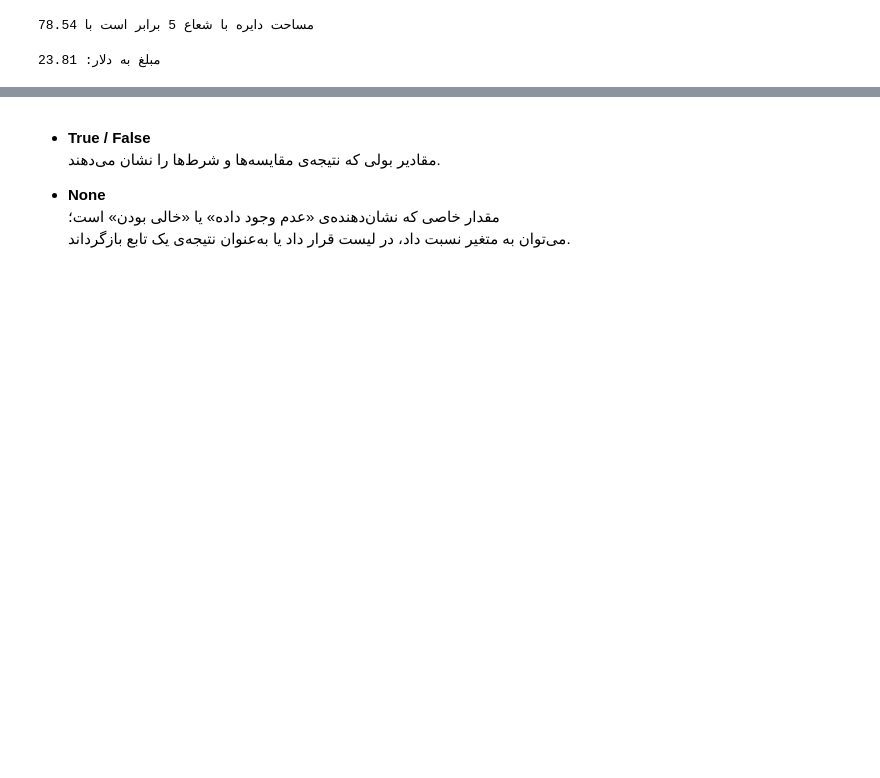
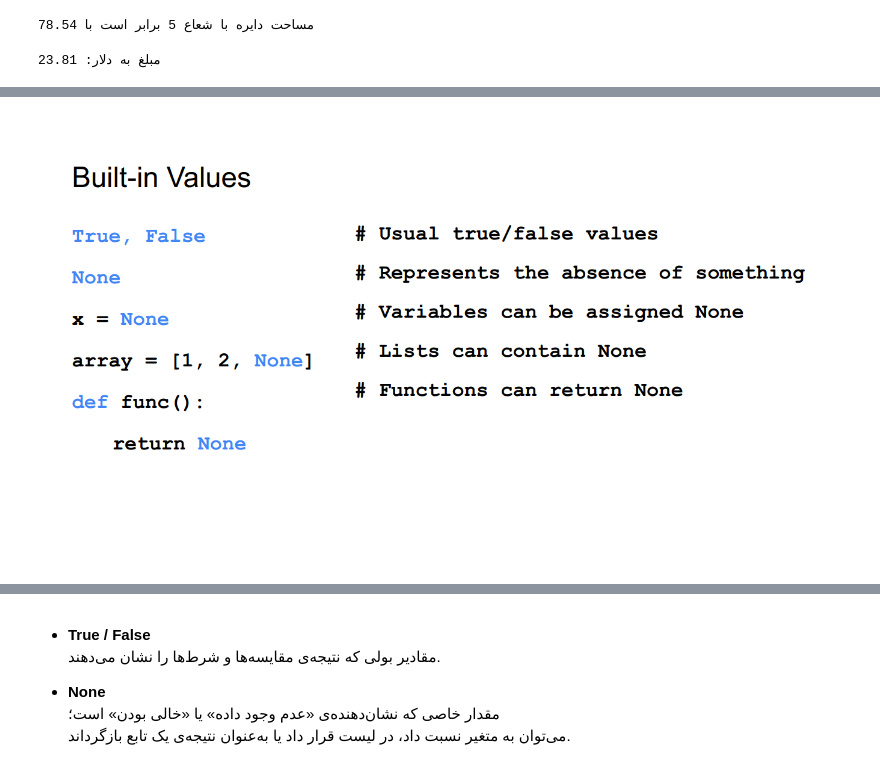
Before and after one commit to mahdieslaminet/Introduction-to-Deep-Learning, a Jupyter notebook: Python.ipynb, the cells around one changed output, grey strips where cells are left out. Drawn from its saved outputs; the diff is of its cells as text; code cells hidden in the pictures; blank space fills up the shorter version.

```diff
--- a/Python.ipynb
+++ b/Python.ipynb
@@ -42,0 +44,4 @@ print("مبلغ به دلار:", round(dollar, 2))
+# %%
+Image('/content/drive/MyDrive/images/py2.png')
+# %% [output]
+[figure, added]
```
Also changed, not shown: parts of 20 cells of this notebook.
